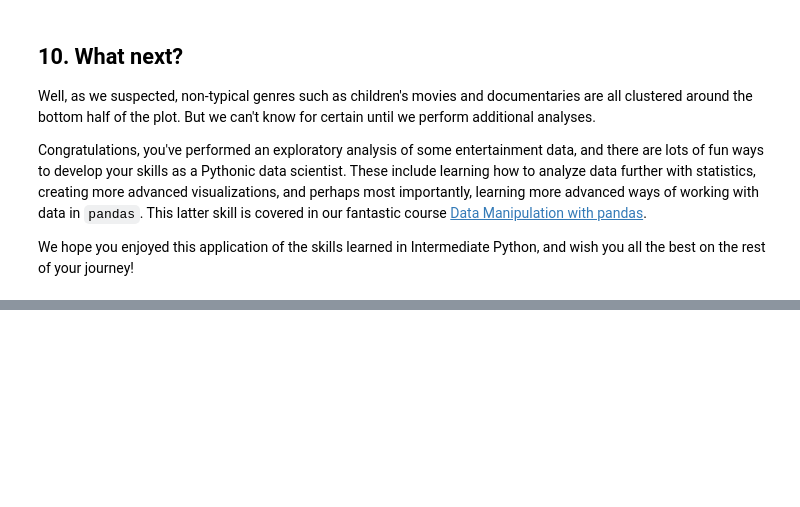
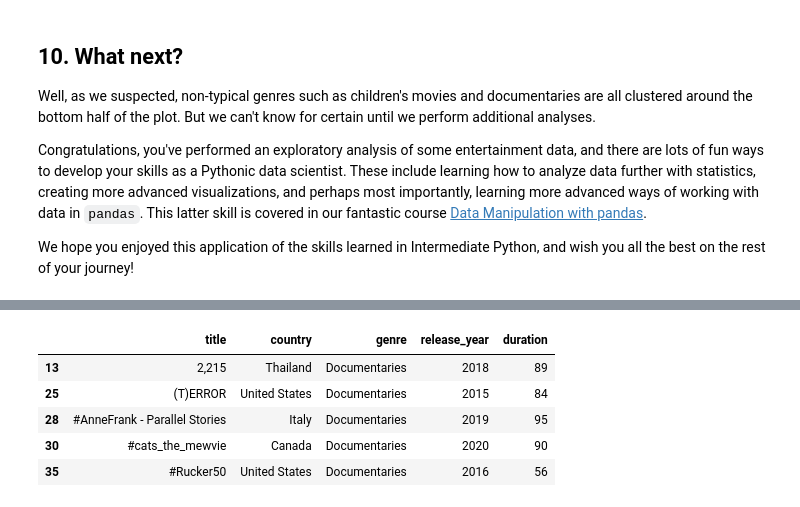
Before and after one commit to vuanhtuan1012/data-scientist-with-python, a Jupyter notebook: 03_Investigating Netflix Movies and Guest Stars in The Office/notebook.ipynb, the cells around one changed output, grey strips where cells are left out. Saved outputs shown, nothing was run; the diff lists cells and outputs as text; code cells hidden in the pictures; blank space fills up the shorter version.

```diff
--- a/03_Investigating Netflix Movies and Guest Stars in The Office/notebook.ipynb
+++ b/03_Investigating Netflix Movies and Guest Stars in The Office/notebook.ipynb
@@ -220,0 +245,11 @@ are_movies_getting_shorter = 'maybe'
+# %%
+# dataframe of documentaires genre
+documentaries_df = netflix_movies_col_subset[netflix_movies_col_subset['genre'] == 'Documentaries']
+documentaries_df.head()
+# %% [output]
+|  | title | country | genre | release_year | duration |
+| 13 | 2,215 | Thailand | Documentaries | 2018 | 89 |
+| 25 | (T)ERROR | United States | Documentaries | 2015 | 84 |
+| 28 | #AnneFrank - Parallel Stories | Italy | Documentaries | 2019 | 95 |
+| 30 | #cats_the_mewvie | Canada | Documentaries | 2020 | 90 |
+| 35 | #Rucker50 | United States | Documentaries | 2016 | 56 |
```
Also changed, not shown: parts of 7 cells of this notebook, 3 other files.
